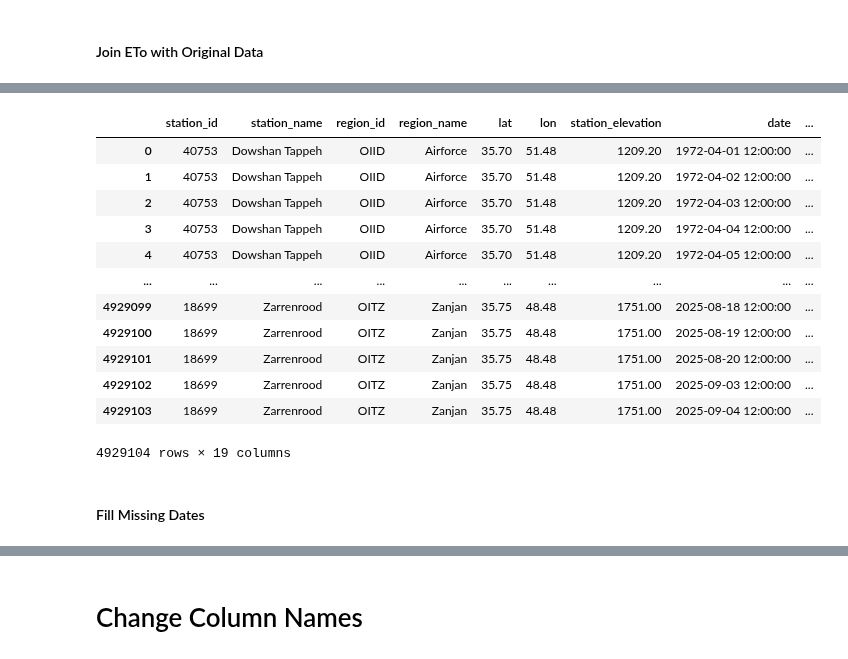
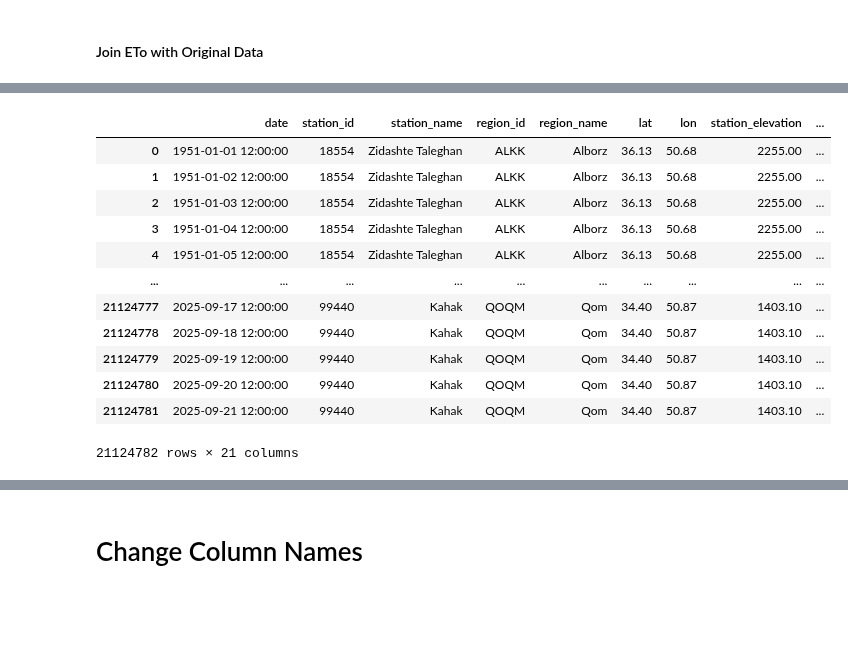
Before and after one commit to shirazialianpooya/panel-data-eto, a Jupyter notebook: src/Python/_02_Calculate_ETo.ipynb, the cells around one changed output, grey strips where cells are left out. Drawn from its saved outputs; the diff is of its cells as text; code cells hidden in the pictures; blank space fills up the shorter version.

```diff
--- a/src/Python/_02_Calculate_ETo.ipynb
+++ b/src/Python/_02_Calculate_ETo.ipynb
@@ -29,8 +29,7 @@ pd.set_option('display.max_colwidth', None)
 # Load Data
 # %%
 # Load Data From Pickle
-# with open('../../data/Khorasan_Data_1950_2025.pkl', 'rb') as f:
-with open('../../data/Iran_Data_1950_2025.pkl', 'rb') as f:
+with open('../../data/Iran_Daily_Data_1951_2025.pkl', 'rb') as f:
     data = pickle.load(f)
     logging.info("Data loaded from pickle file.")
 # %% [output]
@@ -89,3 +61,10 @@ def data_quality_control(
+# %%
+def data_quality_control(
+    df,
+    required_vars = ['tm']
+):
+    df.dropna(subset=required_vars, inplace=True, how='any')
+    return df
 # %% [markdown]
 #### Calculate ETo
 # %%
@@ -206,30 +225,40 @@ data
 # %%
 if isinstance(eto_df_pm_fao56.index, pd.MultiIndex):
     eto_df_pm_fao56 = eto_df_pm_fao56.reset_index().rename(columns={0:'FAO56'})
     data = pd.merge(data, eto_df_pm_fao56, on=['region_id', 'station_id', 'date'], how='left')
 else:
     data = data.join(eto_df_pm_fao56)
 
 if isinstance(eto_df_hargreaves.index, pd.MultiIndex):
     eto_df_hargreaves = eto_df_hargreaves.reset_index().rename(columns={0:'Hargreaves'})
     data = pd.merge(data, eto_df_hargreaves, on=['region_id', 'station_id', 'date'], how='left')
 else:
     data = data.join(eto_df_hargreaves)
 
+if isinstance(eto_df_blaney_criddle.index, pd.MultiIndex):
+    eto_df_blaney_criddle = eto_df_blaney_criddle.reset_index().rename(columns={0:'Blaney_Criddle'})
+    data = pd.merge(data, eto_df_blaney_criddle, on=['region_id', 'station_id', 'date'], how='left')
+else:
+    data = data.join(eto_df_blaney_criddle)
+
+if isinstance(eto_df_oudin.index, pd.MultiIndex):
+    eto_df_oudin = eto_df_oudin.reset_index().rename(columns={0:'Oudin'})
+    data = pd.merge(data, eto_df_oudin, on=['region_id', 'station_id', 'date'], how='left')
+else:
+    data = data.join(eto_df_oudin)
+
 data
 # %% [output]
-|  | station_id | station_name | region_id | region_name | lat | lon | station_elevation | date | ... |
-| 0 | 40753 | Dowshan Tappeh | OIID | Airforce | 35.70 | 51.48 | 1209.20 | 1972-04-01 12:00:00 | ... |
-| 1 | 40753 | Dowshan Tappeh | OIID | Airforce | 35.70 | 51.48 | 1209.20 | 1972-04-02 12:00:00 | ... |
-| 2 | 40753 | Dowshan Tappeh | OIID | Airforce | 35.70 | 51.48 | 1209.20 | 1972-04-03 12:00:00 | ... |
-| 3 | 40753 | Dowshan Tappeh | OIID | Airforce | 35.70 | 51.48 | 1209.20 | 1972-04-04 12:00:00 | ... |
-| 4 | 40753 | Dowshan Tappeh | OIID | Airforce | 35.70 | 51.48 | 1209.20 | 1972-04-05 12:00:00 | ... |
+|  | date | station_id | station_name | region_id | region_name | lat | lon | station_elevation | ... |
+| 0 | 1951-01-01 12:00:00 | 18554 | Zidashte Taleghan | ALKK | Alborz | 36.13 | 50.68 | 2255.00 | ... |
+| 1 | 1951-01-02 12:00:00 | 18554 | Zidashte Taleghan | ALKK | Alborz | 36.13 | 50.68 | 2255.00 | ... |
+| 2 | 1951-01-03 12:00:00 | 18554 | Zidashte Taleghan | ALKK | Alborz | 36.13 | 50.68 | 2255.00 | ... |
+| 3 | 1951-01-04 12:00:00 | 18554 | Zidashte Taleghan | ALKK | Alborz | 36.13 | 50.68 | 2255.00 | ... |
+| 4 | 1951-01-05 12:00:00 | 18554 | Zidashte Taleghan | ALKK | Alborz | 36.13 | 50.68 | 2255.00 | ... |
 | ... | ... | ... | ... | ... | ... | ... | ... | ... | ... |
-| 4929099 | 18699 | Zarrenrood | OITZ | Zanjan | 35.75 | 48.48 | 1751.00 | 2025-08-18 12:00:00 | ... |
-| 4929100 | 18699 | Zarrenrood | OITZ | Zanjan | 35.75 | 48.48 | 1751.00 | 2025-08-19 12:00:00 | ... |
-| 4929101 | 18699 | Zarrenrood | OITZ | Zanjan | 35.75 | 48.48 | 1751.00 | 2025-08-20 12:00:00 | ... |
-| 4929102 | 18699 | Zarrenrood | OITZ | Zanjan | 35.75 | 48.48 | 1751.00 | 2025-09-03 12:00:00 | ... |
-| 4929103 | 18699 | Zarrenrood | OITZ | Zanjan | 35.75 | 48.48 | 1751.00 | 2025-09-04 12:00:00 | ... |
+| 21124777 | 2025-09-17 12:00:00 | 99440 | Kahak | QOQM | Qom | 34.40 | 50.87 | 1403.10 | ... |
+| 21124778 | 2025-09-18 12:00:00 | 99440 | Kahak | QOQM | Qom | 34.40 | 50.87 | 1403.10 | ... |
+| 21124779 | 2025-09-19 12:00:00 | 99440 | Kahak | QOQM | Qom | 34.40 | 50.87 | 1403.10 | ... |
+| 21124780 | 2025-09-20 12:00:00 | 99440 | Kahak | QOQM | Qom | 34.40 | 50.87 | 1403.10 | ... |
+| 21124781 | 2025-09-21 12:00:00 | 99440 | Kahak | QOQM | Qom | 34.40 | 50.87 | 1403.10 | ... |
-4929104 rows × 19 columns
+21124782 rows × 21 columns
-# %% [markdown]
-#### Fill Missing Dates
```
Also changed, not shown: parts of 9 cells of this notebook, 1 other file.
